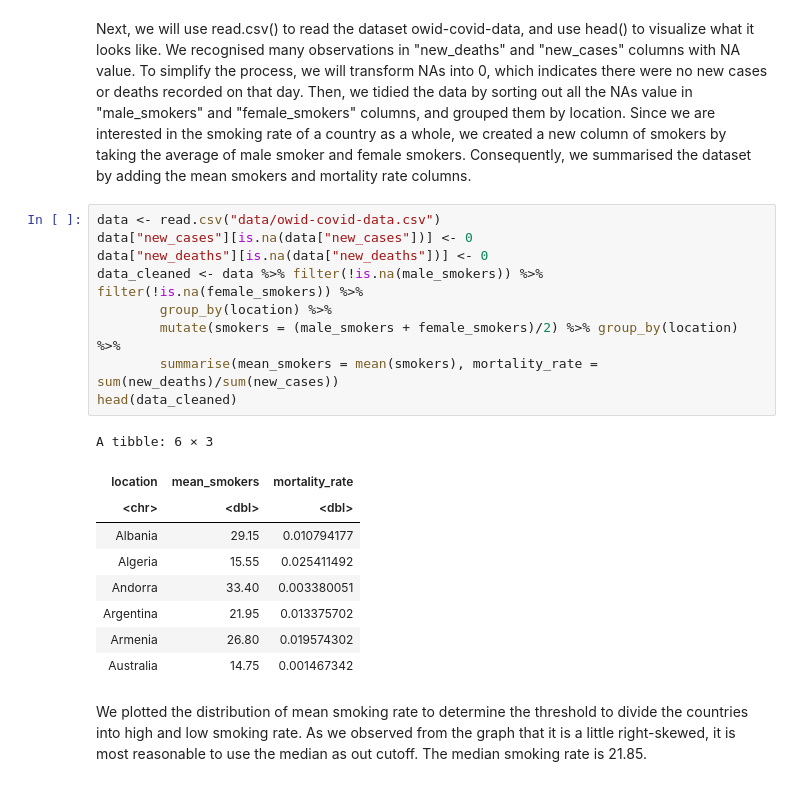
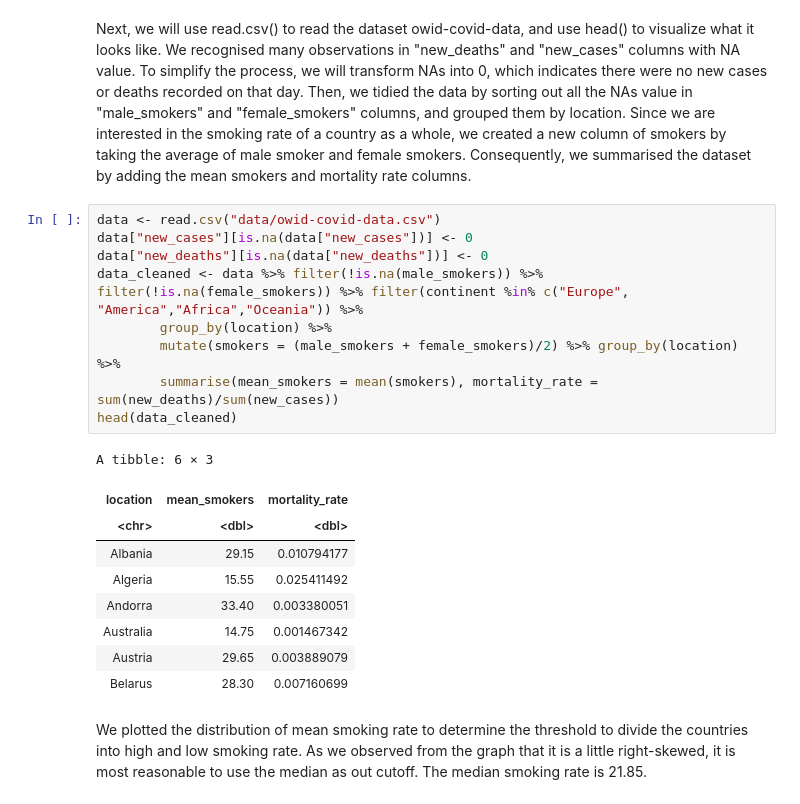
Before and after one commit to RayNguyent/STAT-201-Project, a Jupyter notebook: Proposal.ipynb, the cells around one changed output. Saved outputs shown, nothing was run; the diff lists cells and outputs as text.

```diff
--- a/Proposal.ipynb
+++ b/Proposal.ipynb
@@ -28,22 +28,22 @@ Next, we will use read.csv() to read the dataset owid-covid-data, and use head()
 # %%
 data <- read.csv("data/owid-covid-data.csv")
 data["new_cases"][is.na(data["new_cases"])] <- 0
 data["new_deaths"][is.na(data["new_deaths"])] <- 0
-data_cleaned <- data %>% filter(!is.na(male_smokers)) %>% filter(!is.na(female_smokers)) %>%
+data_cleaned <- data %>% filter(!is.na(male_smokers)) %>% filter(!is.na(female_smokers)) %>% filter(continent %in% c("Europe", "America","Africa","Oceania")) %>%
         group_by(location) %>%
         mutate(smokers = (male_smokers + female_smokers)/2) %>% group_by(location) %>%
         summarise(mean_smokers = mean(smokers), mortality_rate = sum(new_deaths)/sum(new_cases))
 head(data_cleaned)
 # %% [output]
 A tibble: 6 × 3
 | location | mean_smokers | mortality_rate |
 | <chr> | <dbl> | <dbl> |
 | Albania | 29.15 | 0.010794177 |
 | Algeria | 15.55 | 0.025411492 |
 | Andorra | 33.40 | 0.003380051 |
-| Argentina | 21.95 | 0.013375702 |
-| Armenia | 26.80 | 0.019574302 |
 | Australia | 14.75 | 0.001467342 |
+| Austria | 29.65 | 0.003889079 |
+| Belarus | 28.30 | 0.007160699 |
 # %% [markdown]
 We plotted the distribution of mean smoking rate to determine the threshold to divide the countries into high and low smoking rate. As we observed from the graph that it is a little right-skewed, it is most reasonable to use the median as out cutoff. The median smoking rate is 21.85.
 # %%
```
Also changed, not shown: parts of 5 cells of this notebook.
